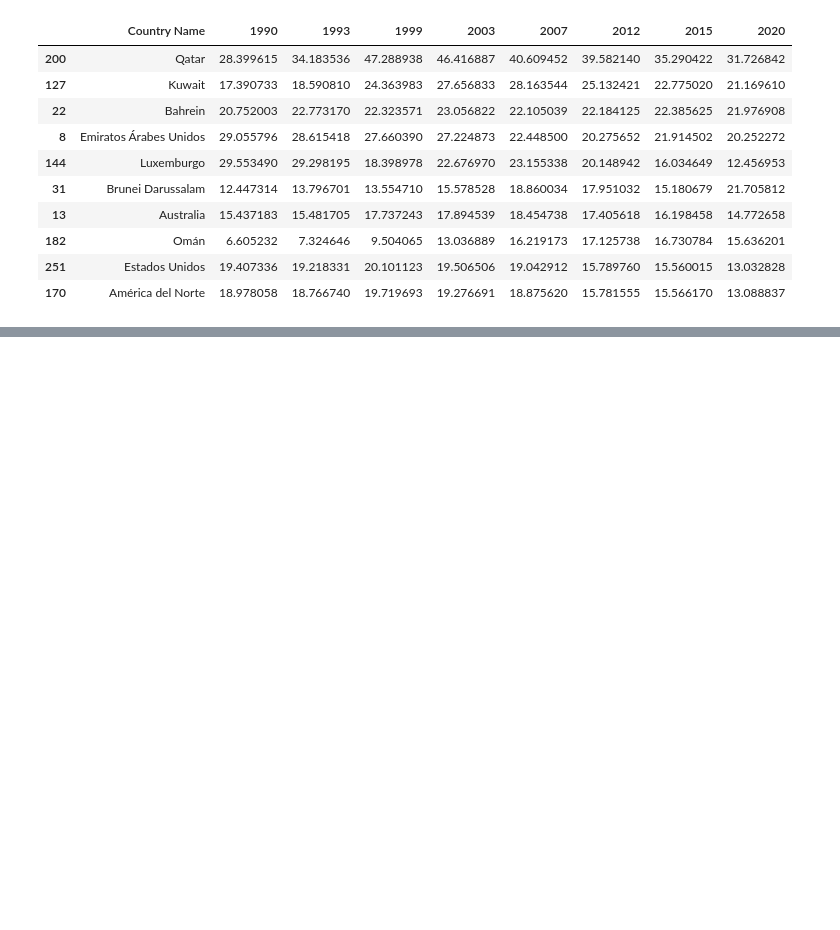
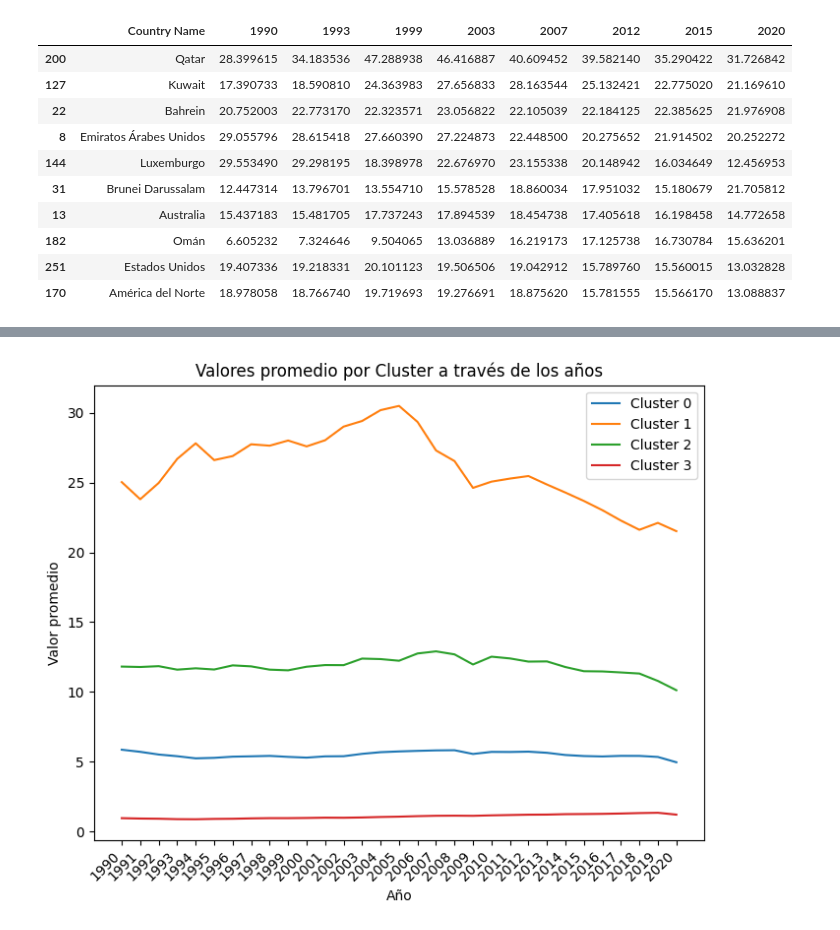
Before and after one commit to AndreesFernandes/Proyecto_Final-BD-ML-, a Jupyter notebook: Proyecto_Final.ipynb, the cells around one changed output, grey strips where cells are left out. Cells and saved outputs as stored; diff of their text form; code cells hidden in the pictures; blank space fills up the shorter version.

```diff
--- a/Proyecto_Final.ipynb
+++ b/Proyecto_Final.ipynb
@@ -192,0 +330,17 @@ fig.show()
+# %%
+# Agrupar por Cluster y calcular la media
+promedio_cluster = df_cluster.groupby('Cluster').mean()
+
+# Graficar los valores medios
+plt.figure(figsize=(8, 6))
+for cluster in promedio_cluster.index:
+    plt.plot(promedio_cluster.columns, promedio_cluster.loc[cluster], label=f'Cluster {cluster}')
+
+plt.xlabel('Año')
+plt.ylabel('Valor promedio')
+plt.title('Valores promedio por Cluster a través de los años')
+plt.xticks(rotation=45, ha='right')
+plt.legend()
+plt.show()
+# %% [output]
+[figure, added]
```
Also changed, not shown: parts of 13 cells of this notebook.
